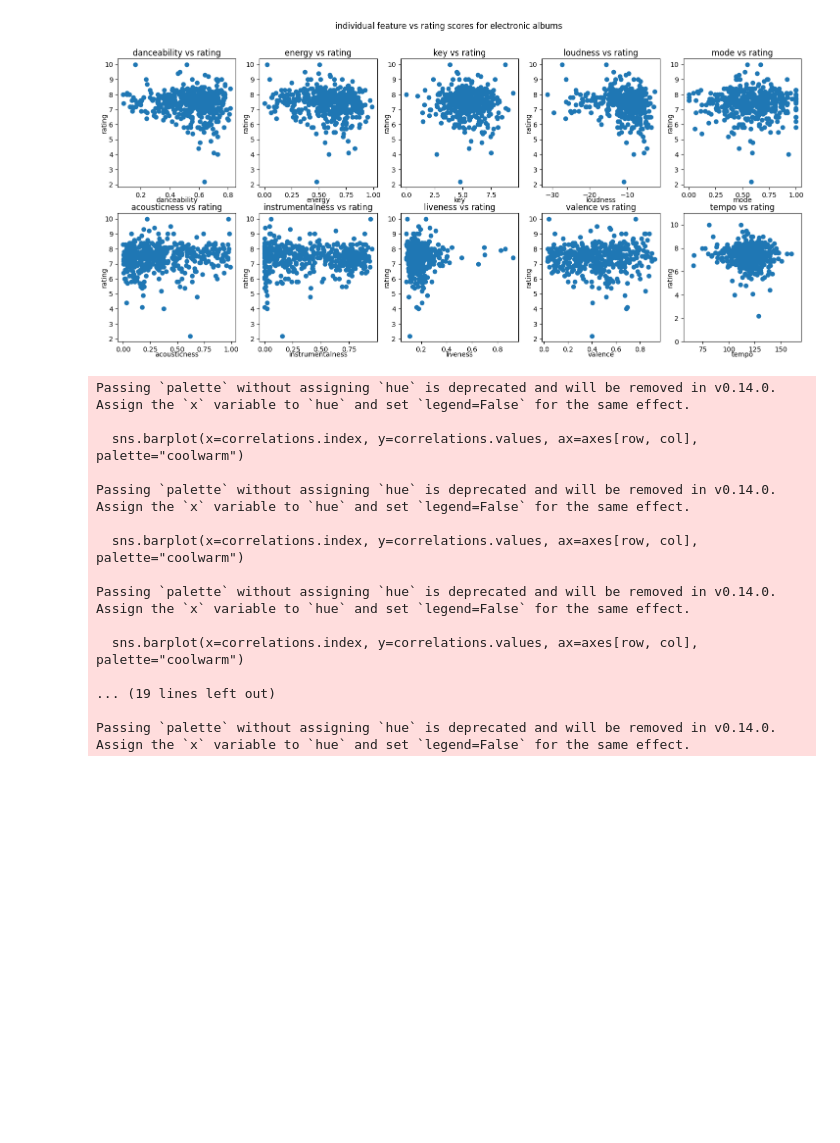
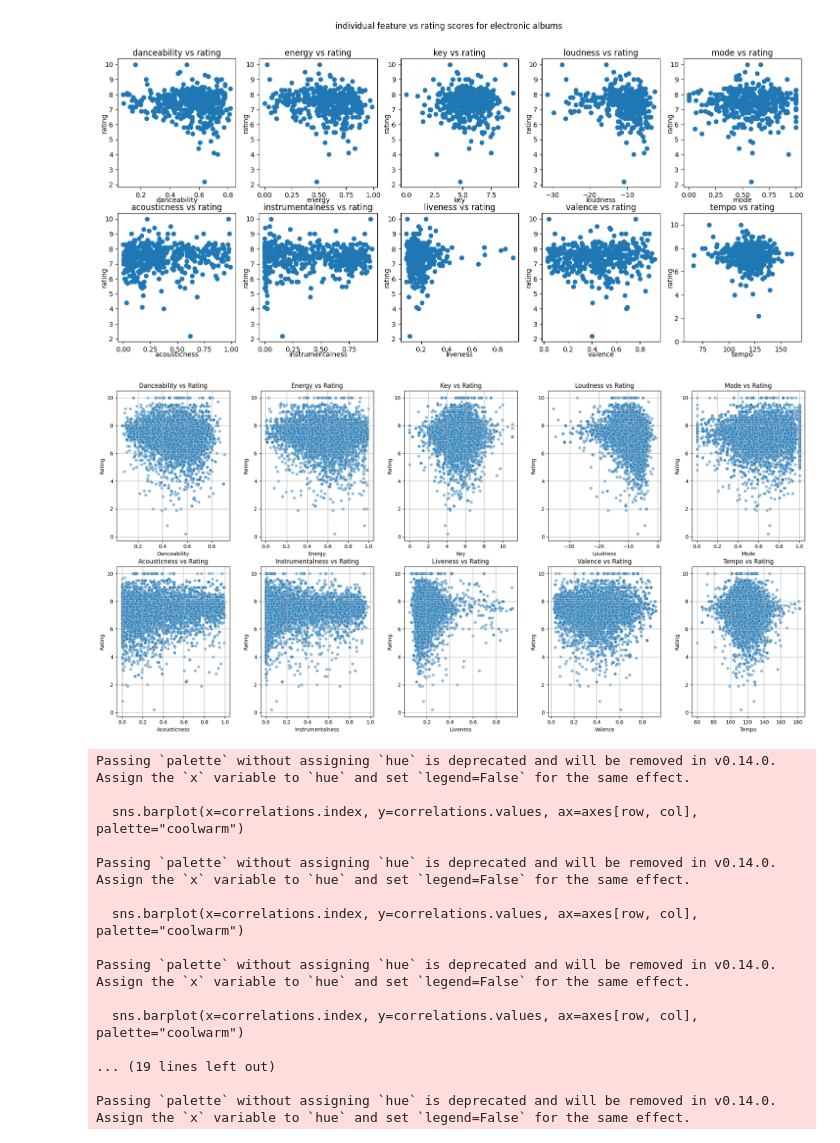
Before and after one commit to olincollege/pitchfork-bias-finder, a Jupyter notebook: pitchfork_bias_finder.ipynb, the cells around one changed output. Saved outputs shown, nothing was run; the diff lists cells and outputs as text; code cells hidden in the pictures; blank space fills up the shorter version.

Commit message:
scatter and bar plot for all genres together

```diff
--- a/pitchfork_bias_finder.ipynb
+++ b/pitchfork_bias_finder.ipynb
@@ -133,6 +133,42 @@ for file_path in glob.glob(FOLDER_PATH + "*.csv"):
 [figure]
 [figure]
 [figure]
+# %%
+# Get list of CSV files
+csv_files = glob.glob(FOLDER_PATH + "*.csv")
+
+# Concatenate dataframes from all genres into one dataframe
+dfs = [pd.read_csv(file_path) for file_path in csv_files]
+df_all = pd.concat(dfs, ignore_index=True)
+
+# Calculate number of rows and columns for subplots
+num_features = len(FEATURES)
+num_cols = 5
+num_rows = -(-num_features // num_cols)  # Ceiling division to calculate number of rows
+
+# Create subplots for each feature
+fig, axes = plt.subplots(num_rows, num_cols, figsize=(20, 5*num_rows))
+fig.tight_layout(pad=3.0)  # Adjust padding between subplots
+
+# Iterate over each feature and create scatterplot
+for i, feature in enumerate(FEATURES):
+    row = i // num_cols
+    col = i % num_cols
+    sns.scatterplot(data=df_all, x=feature, y="rating", ax=axes[row, col], alpha=0.5)
+    axes[row, col].set_title(f"{feature.capitalize()} vs Rating")
+    axes[row, col].set_xlabel(feature.capitalize())
+    axes[row, col].set_ylabel("Rating")
+    axes[row, col].grid(True)
+
+# Hide empty subplots
+for i in range(num_features, num_rows*num_cols):
+    row = i // num_cols
+    col = i % num_cols
+    fig.delaxes(axes[row, col])
+
+plt.show()
+# %% [output]
+[figure, added]
 # %%
 import seaborn as sns
 
```
Also changed, not shown: parts of 1 cell of this notebook.
